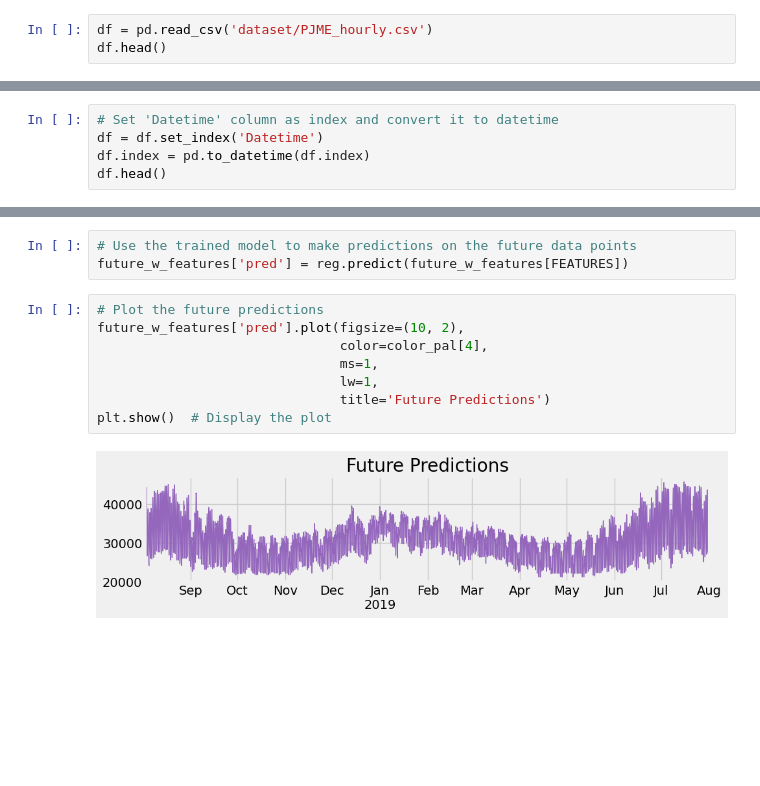
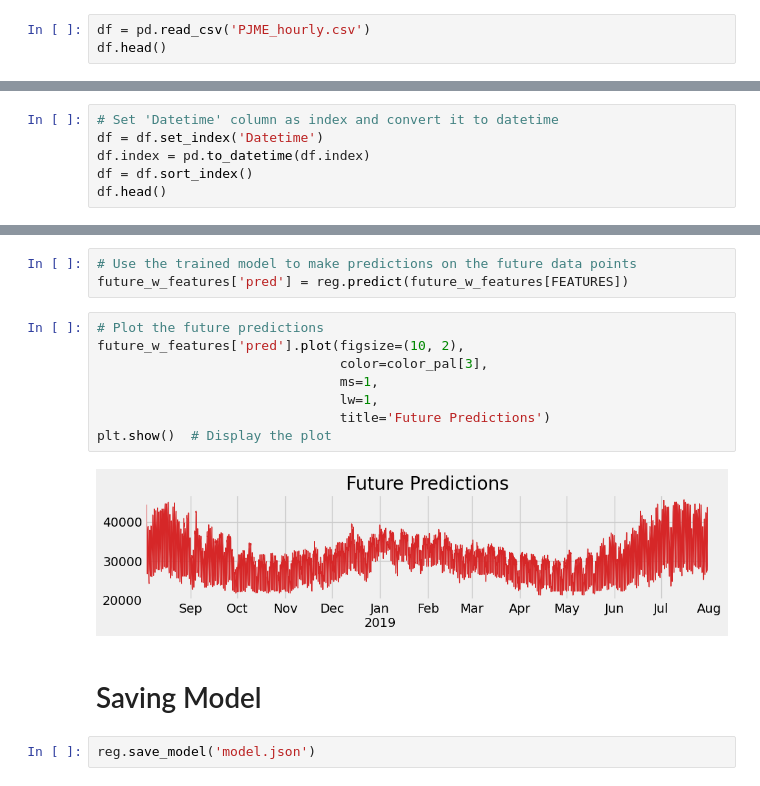
Before and after one commit to Daro1791/PJME_Energy_Forecasting, a Jupyter notebook: energy_consumption.ipynb, the cells around one changed output, grey strips where cells are left out. Drawn from its saved outputs; the diff is of its cells as text; blank space fills up the shorter version.

```diff
--- a/energy_consumption.ipynb
+++ b/energy_consumption.ipynb
@@ -20,7 +20,7 @@ The hourly power consumption data is sourced from PJM's website and is measured
 
 The regions have evolved over the years, so data may only be available for certain dates within specific regions.
 # %%
-df = pd.read_csv('dataset/PJME_hourly.csv')
+df = pd.read_csv('PJME_hourly.csv')
 df.head()
 # %% [output]
 |  | Datetime | PJME_MW |
@@ -33,6 +33,7 @@ df.head()
 # Set 'Datetime' column as index and convert it to datetime
 df = df.set_index('Datetime')
 df.index = pd.to_datetime(df.index)
+df = df.sort_index()
 df.head()
 # %% [output]
 |  | PJME_MW |
@@ -332,10 +369,14 @@ future_w_features['pred'] = reg.predict(future_w_features[FEATURES])
 # %%
 # Plot the future predictions
 future_w_features['pred'].plot(figsize=(10, 2),
-                               color=color_pal[4],
+                               color=color_pal[3],
                                ms=1,
                                lw=1,
                                title='Future Predictions')
 plt.show()  # Display the plot
 # %% [output]
-[figure, old version]
+[figure, new version]
+# %% [markdown]
+# Saving Model
+# %%
+reg.save_model('model.json')
```
Also changed, not shown: parts of 12 cells of this notebook.
